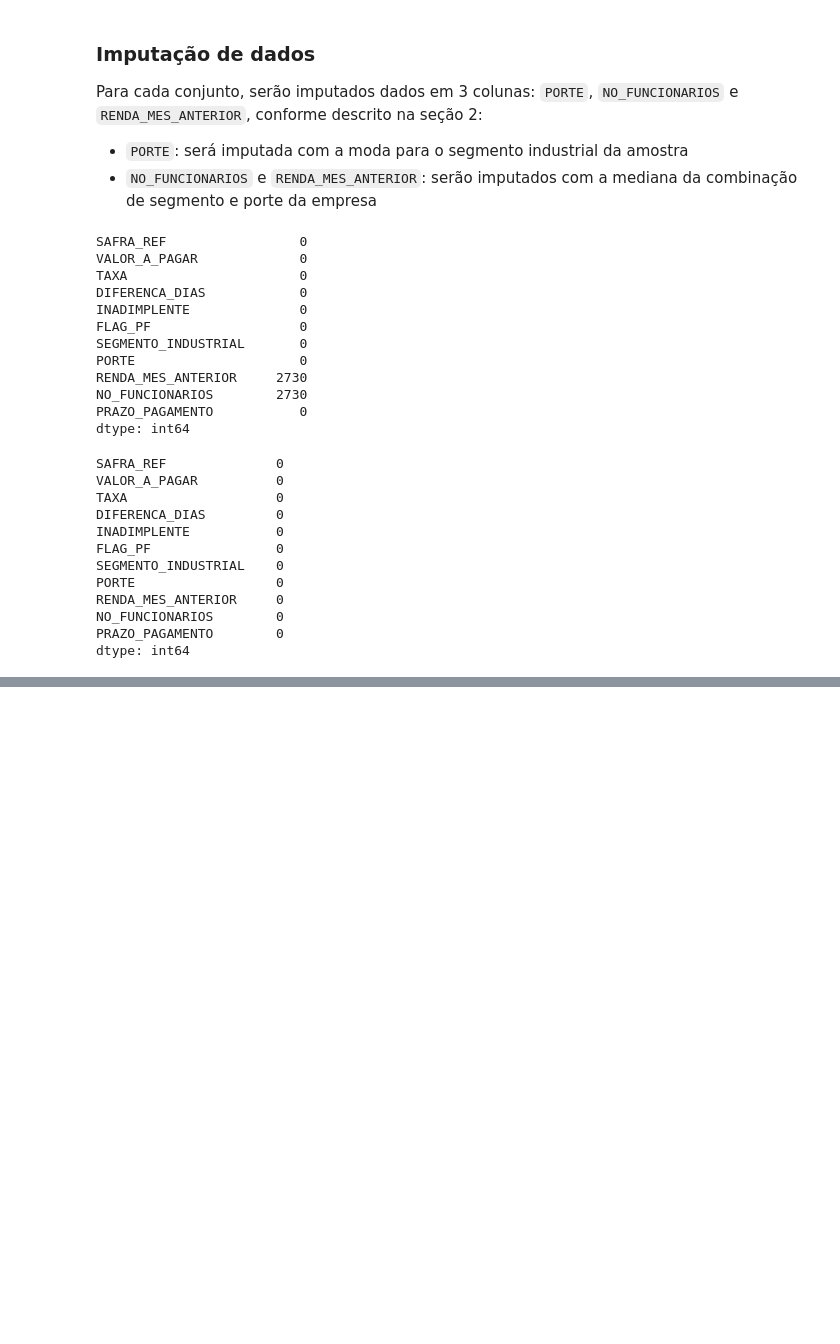
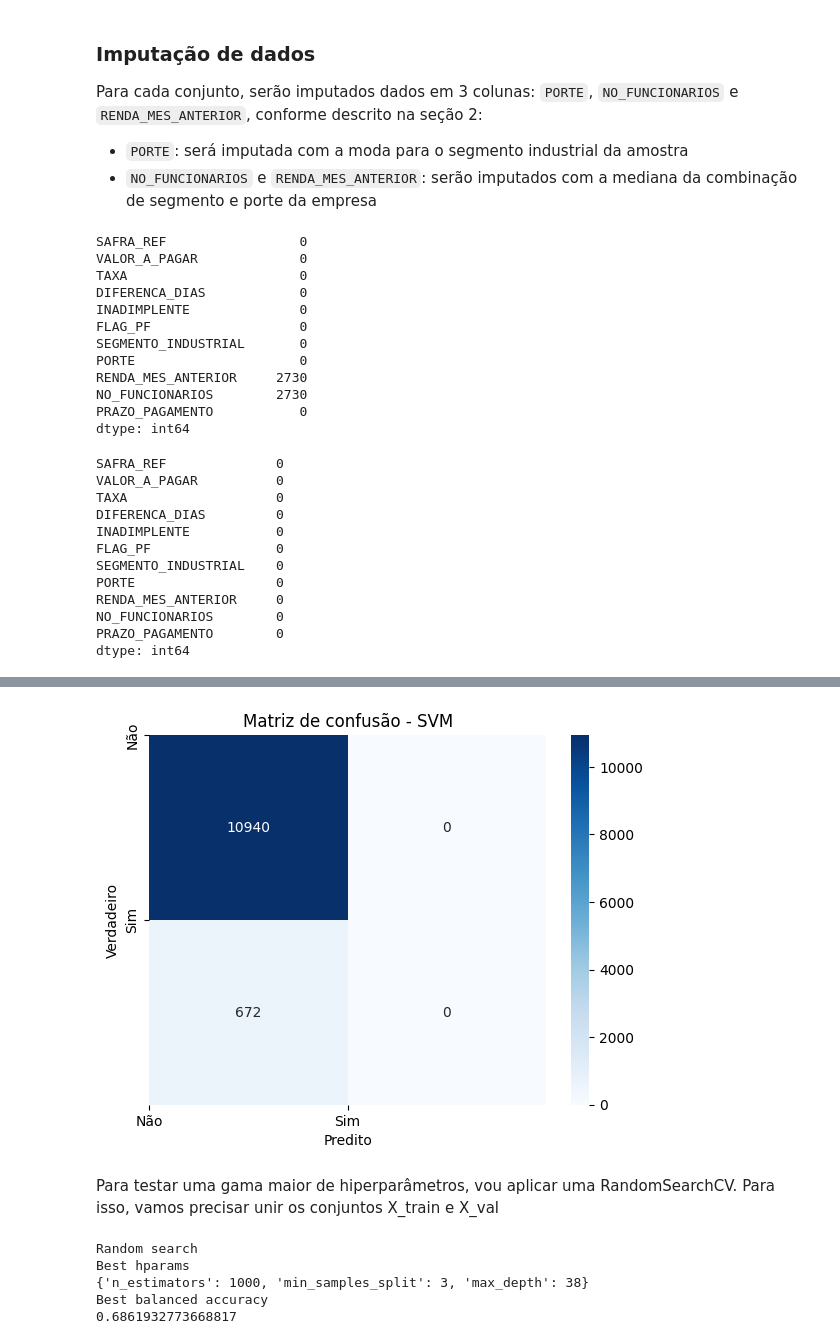
Before and after one commit to gupaulasan/credit-score, a Jupyter notebook: notebooks/credit_score.ipynb, the cells around one changed output, grey strips where cells are left out. Cells and saved outputs as stored; diff of their text form; code cells hidden in the pictures; blank space fills up the shorter version.

```diff
--- a/notebooks/credit_score.ipynb
+++ b/notebooks/credit_score.ipynb
@@ -1042,0 +1169,14 @@ plt.show()
+# %%
+cm = confusion_matrix(y_val, svm.predict(X_val))
+
+sns.heatmap(cm, annot=True, fmt="d", cmap="Blues")
+plt.xlabel("Predito")
+plt.ylabel("Verdadeiro")
+plt.xticks([0, 1], ["Não", "Sim"])
+plt.yticks([0, 1], ["Não", "Sim"])
+plt.title("Matriz de confusão - SVM")
+plt.show()
+# %% [output]
+[figure, added]
+# %% [markdown]
+Para testar uma gama maior de hiperparâmetros, vou aplicar uma RandomSearchCV. Para isso, vamos precisar unir os conjuntos X_train e X_val
@@ -1042,0 +1189,27 @@ plt.show()
+# %%
+# Unir os conjuntos de treino e validação
+X_train_val = pd.concat([X_train, X_val], axis=0)
+y_train_val = pd.concat([y_train, y_val], axis=0)
+
+random_search = RandomizedSearchCV(
+    RandomForestClassifier(random_state=42),
+    n_iter=10,
+    param_distributions=rf_hparams,
+    cv=3,
+    scoring="balanced_accuracy",
+    random_state=42,
+)
+
+print("Random search")
+random_search.fit(X_train_val, y_train_val)
+
+print("Best hparams")
+print(random_search.best_params_)
+print("Best balanced accuracy")
+print(random_search.best_score_)
+# %% [output]
+Random search
+Best hparams
+{'n_estimators': 1000, 'min_samples_split': 3, 'max_depth': 38}
+Best balanced accuracy
+0.6861932773668817
```
Also changed, not shown: parts of 55 cells of this notebook.
